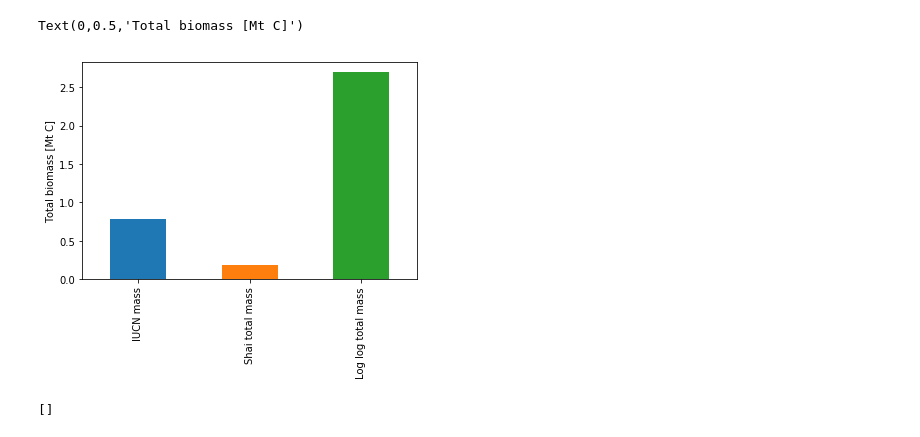
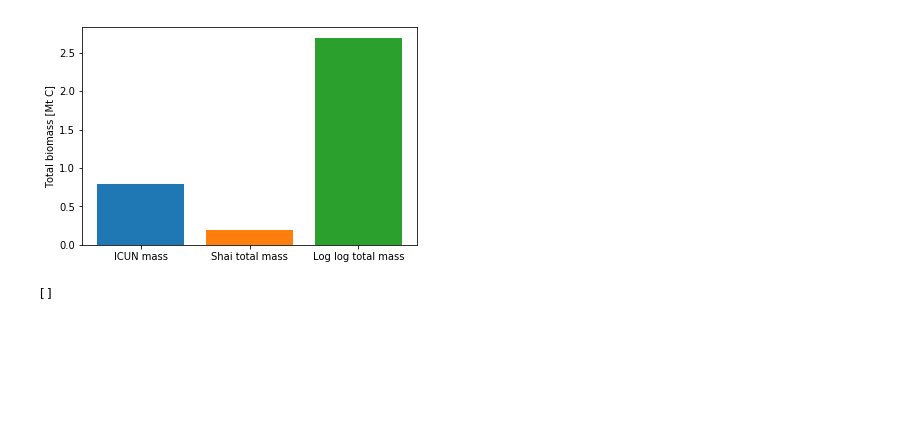
Before and after one commit to yinonbaron/wild_mammal_biomass, a Jupyter notebook: ICUN_validation.ipynb, the cells around one changed output. Drawn from its saved outputs; the diff is of its cells as text; code cells hidden in the pictures; blank space fills up the shorter version.

```diff
--- a/ICUN_validation.ipynb
+++ b/ICUN_validation.ipynb
@@ -70,11 +79,18 @@ Text(0,0.5,'Correlation based number')
 [figure]
-# %%
-(data[['IUCN mass','Shai total mass','Log log total mass']].sum()*0.15/1e12).plot(kind='bar')
-ax = plt.gca()
-ax.set_ylabel('Total biomass [Mt C]')
-# %% [output]
-Text(0,0.5,'Total biomass [Mt C]')
-[figure, removed]
+# %%
+ax = plt.figure()
+plt.bar(0,data['IUCN mass'].sum()*0.15/1e12,label='IUCN mass')
+plt.bar(1,data['Shai total mass'].sum()*0.15/1e12,label='Shai total mass')
+plt.bar(2,data['Log log total mass'].sum()*0.15/1e12,label='Log log total mass')
+
+#(data[['IUCN mass','Shai total mass','Log log total mass']].sum()*0.15/1e12).plot(kind='bar')
+ax = plt.gca()
+ax.set_ylabel('Total biomass [Mt C]')
+ax.set_xticks([0,1,2])
+ax.set_xticklabels(('ICUN mass', 'Shai total mass', 'Log log total mass'))
+plt.savefig('Total mass.pdf')
+# %% [output]
+[figure, added]
 # %%
 plt.plot(10**np.linspace(4,9,100),1.87*np.linspace(4,9,100)**0.975)
 ax = plt.gca()
```
Also changed, not shown: parts of 4 cells of this notebook, 5 other files.
